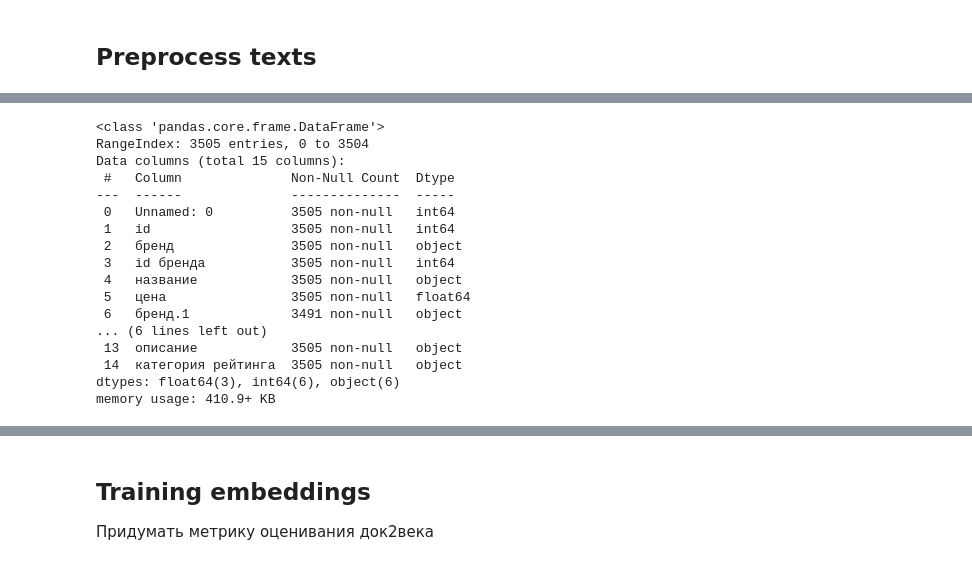
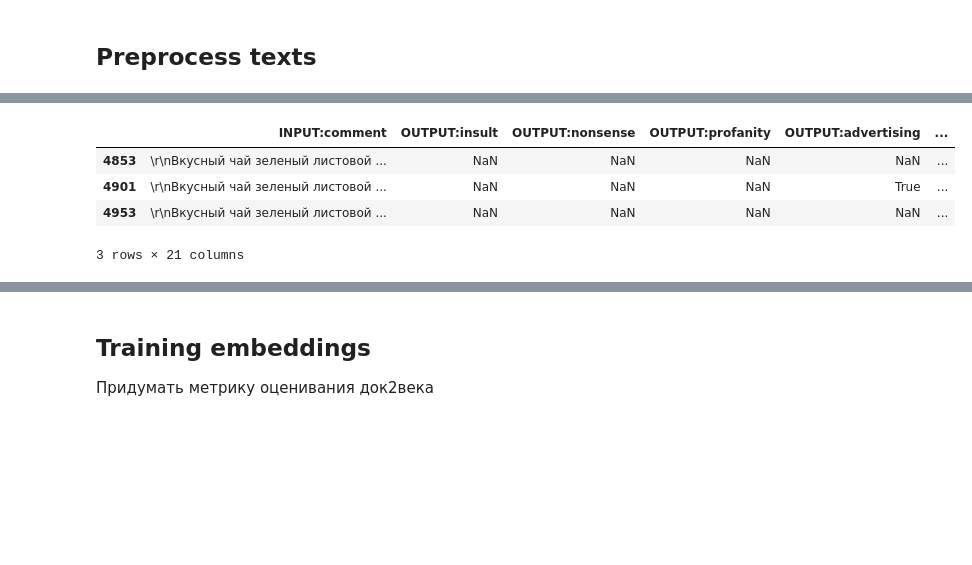
Before and after one commit to PBspacey/wb-category-analysis, a Jupyter notebook: models/nlp_preprocess.ipynb, the cells around one changed output, grey strips where cells are left out. Drawn from its saved outputs; the diff is of its cells as text; code cells hidden in the pictures; blank space fills up the shorter version.

```diff
--- a/models/nlp_preprocess.ipynb
+++ b/models/nlp_preprocess.ipynb
@@ -39,0 +45,8 @@ memory usage: 410.9+ KB
+# %%
+df[df['INPUT:comment'] == '\r\nВкусный чай зеленый листовой ягодами земляники. Земляничный улун подарочный. Улун китайский и ягоды сушеные (земляника сублимированная) возвратят Вас в лето и превратят чаепитие в праздник. Сублимированные ягоды и крупнолистовой зелёный чай укрепят здоровье. Содержит витамины D, C, E, K, марганец, фосфор, железо и йод. Чай заварной с натуральными добавками выводит шлаки и токсины из организма. Напиток можно использовать для детокса и похудения. Чай с ягодами имеет обволакивающий вкус и нежный аромат. Фруктовый чай натуральный антиоксидант, полезен для похудения, укрепляет костные ткани. Чайное ассорти изготовлено без искусственных красителей и не содержит ГМО. Чай подарочный ягодный микс в подарок женщине, мужчине. Чай с фруктами можно подать во время застолья на новогодний праздник. Оригинальный и нежный вкус наверняка понравится гостям. Состав: чай китайский улун, ягоды земляники, лист брусники, натуральный земляничный ароматизатор. После него Вы забудете про чай в пакетиках. сушеные ягоды, лепестки и травы - чайный напиток с натуральными витаминами и полезными минералами. Практичный, универсальный подарок с пользой для здоровья удивит и вызовет положительные эмоции, а также даст повод собраться с друзьями и родными за чашечкой чая. После него Вы забудете про чай в пакетиках. Тонизирующее, так и успокаивающее воздействие. ']
+# %% [output]
+|  | INPUT:comment | OUTPUT:insult | OUTPUT:nonsense | OUTPUT:profanity | OUTPUT:advertising | ... |
+| 4853 | \r\nВкусный чай зеленый листовой ... | NaN | NaN | NaN | NaN | ... |
+| 4901 | \r\nВкусный чай зеленый листовой ... | NaN | NaN | NaN | True | ... |
+| 4953 | \r\nВкусный чай зеленый листовой ... | NaN | NaN | NaN | NaN | ... |
+3 rows × 21 columns
@@ -40,24 +64,6 @@ memory usage: 410.9+ KB
 # %%
-df['описание'] = df['описание'].fillna('Описания нет')
-df['бренд'] = df['бренд'].fillna('Бренда нет')
+# df['описание'] = df['описание'].fillna('Описания нет')
+# df['бренд'] = df['бренд'].fillna('Бренда нет')
 
-df.info()
+# df.info()
-# %% [output]
-<class 'pandas.core.frame.DataFrame'>
-RangeIndex: 3505 entries, 0 to 3504
-Data columns (total 15 columns):
- #   Column              Non-Null Count  Dtype
----  ------              --------------  -----
- 0   Unnamed: 0          3505 non-null   int64
- 1   id                  3505 non-null   int64
- 2   бренд               3505 non-null   object
- 3   id бренда           3505 non-null   int64
- 4   название            3505 non-null   object
- 5   цена                3505 non-null   float64
- 6   бренд.1             3491 non-null   object
-... (6 lines left out)
- 13  описание            3505 non-null   object
- 14  категория рейтинга  3505 non-null   object
-dtypes: float64(3), int64(6), object(6)
-memory usage: 410.9+ KB
 # %%
```
Also changed, not shown: parts of 53 cells of this notebook, 8 other files.
